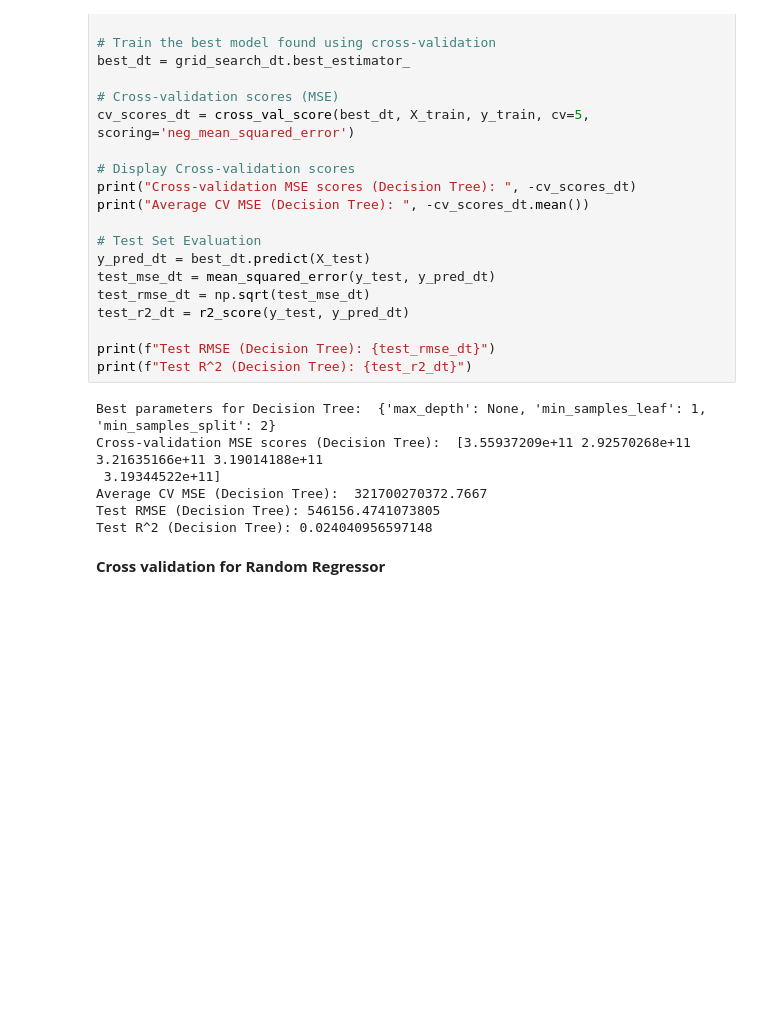
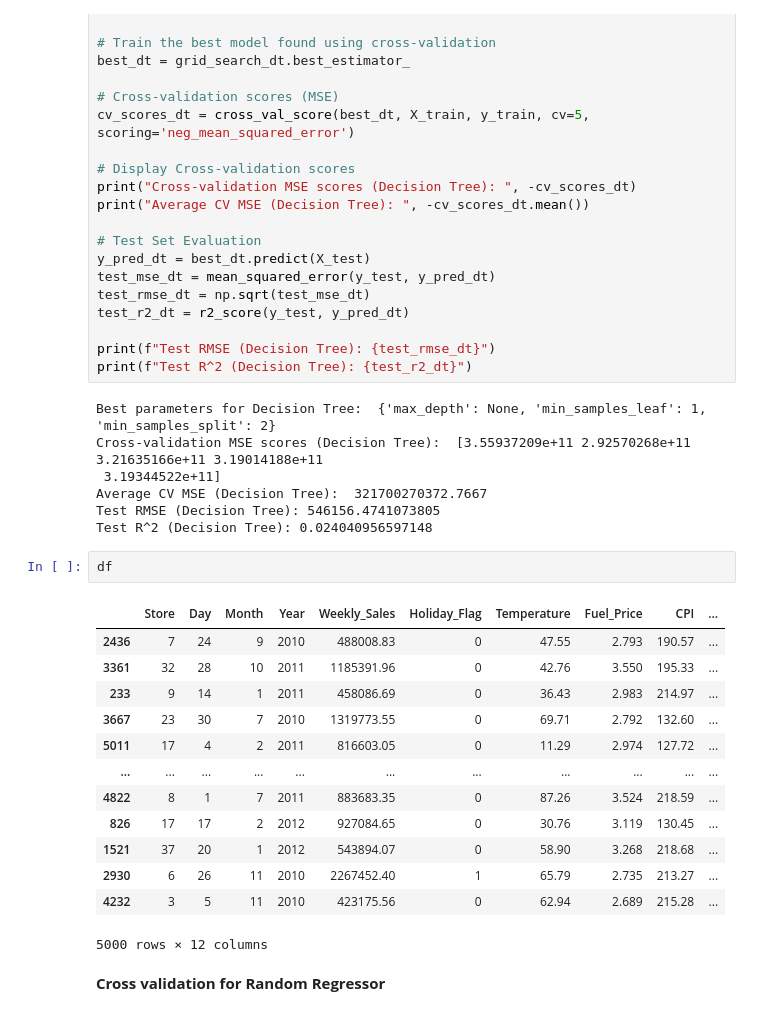
Before and after one commit to vikashsinha72/CPE_595_Team2_Project, a Jupyter notebook: walmart_weekly_sales_forcast.ipynb, the cells around one changed output. Saved outputs shown, nothing was run; the diff lists cells and outputs as text; blank space fills up the shorter version.

```diff
--- a/walmart_weekly_sales_forcast.ipynb
+++ b/walmart_weekly_sales_forcast.ipynb
@@ -861,6 +879,22 @@ Cross-validation MSE scores (Decision Tree):  [3.55937209e+11 2.92570268e+11 3.2
 Average CV MSE (Decision Tree):  321700270372.7667
 Test RMSE (Decision Tree): 546156.4741073805
 Test R^2 (Decision Tree): 0.024040956597148
+# %%
+df
+# %% [output]
+|  | Store | Day | Month | Year | Weekly_Sales | Holiday_Flag | Temperature | Fuel_Price | CPI | ... |
+| 2436 | 7 | 24 | 9 | 2010 | 488008.83 | 0 | 47.55 | 2.793 | 190.57 | ... |
+| 3361 | 32 | 28 | 10 | 2011 | 1185391.96 | 0 | 42.76 | 3.550 | 195.33 | ... |
+| 233 | 9 | 14 | 1 | 2011 | 458086.69 | 0 | 36.43 | 2.983 | 214.97 | ... |
+| 3667 | 23 | 30 | 7 | 2010 | 1319773.55 | 0 | 69.71 | 2.792 | 132.60 | ... |
+| 5011 | 17 | 4 | 2 | 2011 | 816603.05 | 0 | 11.29 | 2.974 | 127.72 | ... |
+| ... | ... | ... | ... | ... | ... | ... | ... | ... | ... | ... |
+| 4822 | 8 | 1 | 7 | 2011 | 883683.35 | 0 | 87.26 | 3.524 | 218.59 | ... |
+| 826 | 17 | 17 | 2 | 2012 | 927084.65 | 0 | 30.76 | 3.119 | 130.45 | ... |
+| 1521 | 37 | 20 | 1 | 2012 | 543894.07 | 0 | 58.90 | 3.268 | 218.68 | ... |
+| 2930 | 6 | 26 | 11 | 2010 | 2267452.40 | 1 | 65.79 | 2.735 | 213.27 | ... |
+| 4232 | 3 | 5 | 11 | 2010 | 423175.56 | 0 | 62.94 | 2.689 | 215.28 | ... |
+5000 rows × 12 columns
 # %% [markdown]
 **Cross validation for Random Regressor**
 # %%
```
Also changed, not shown: parts of 12 cells of this notebook.
